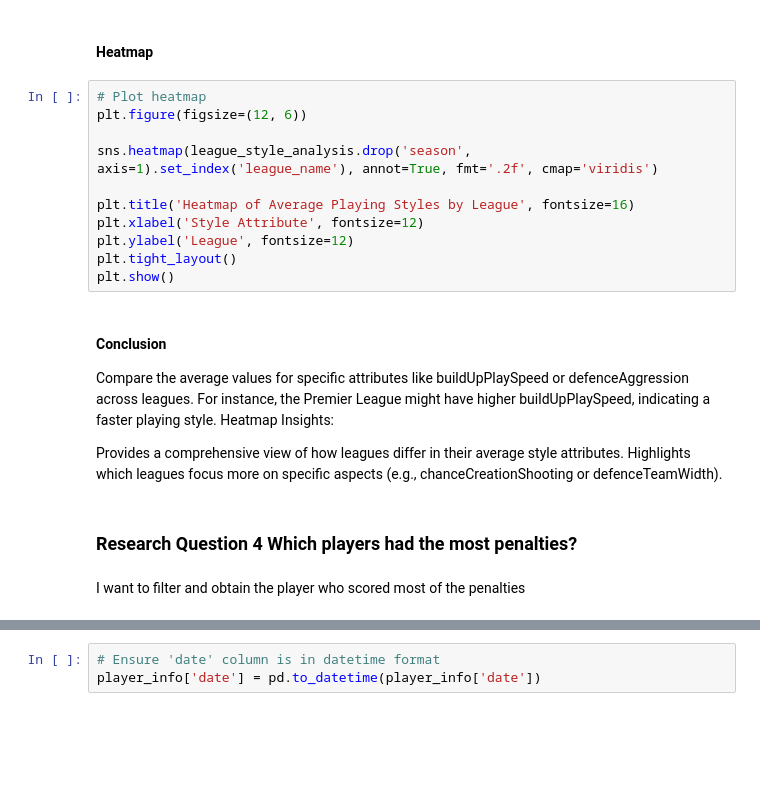
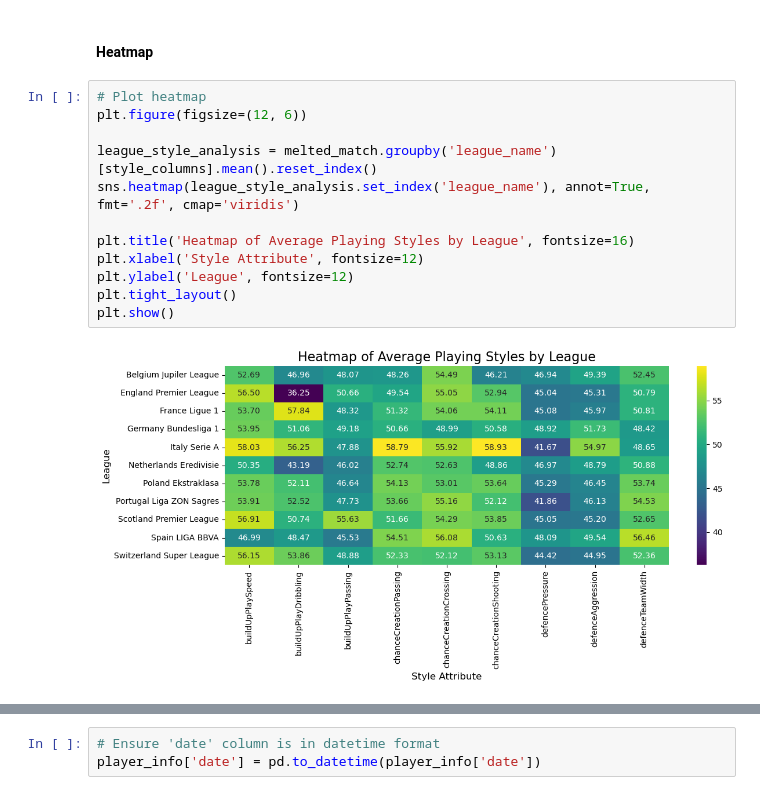
Before and after one commit to Daviedavie100/Investigating_dataset_project, a Jupyter notebook: Investigate_a_Dataset.ipynb, the cells around one changed output, grey strips where cells are left out. Saved outputs shown, nothing was run; the diff lists cells and outputs as text; blank space fills up the shorter version.

```diff
--- a/Investigate_a_Dataset.ipynb
+++ b/Investigate_a_Dataset.ipynb
@@ -1080,24 +2230,14 @@ plt.show();
 # %%
 # Plot heatmap
 plt.figure(figsize=(12, 6))
 
-sns.heatmap(league_style_analysis.drop('season', axis=1).set_index('league_name'), annot=True, fmt='.2f', cmap='viridis')
+league_style_analysis = melted_match.groupby('league_name')[style_columns].mean().reset_index()
+sns.heatmap(league_style_analysis.set_index('league_name'), annot=True, fmt='.2f', cmap='viridis')
 
 plt.title('Heatmap of Average Playing Styles by League', fontsize=16)
 plt.xlabel('Style Attribute', fontsize=12)
 plt.ylabel('League', fontsize=12)
 plt.tight_layout()
 plt.show()
+# %% [output]
+[figure, added]
-# %% [markdown]
-#### Conclusion
-
-Compare the average values for specific attributes like buildUpPlaySpeed or defenceAggression across leagues.
-For instance, the Premier League might have higher buildUpPlaySpeed, indicating a faster playing style.
-Heatmap Insights:
-
-Provides a comprehensive view of how leagues differ in their average style attributes.
-Highlights which leagues focus more on specific aspects (e.g., chanceCreationShooting or defenceTeamWidth).
-# %% [markdown]
-### Research Question 4  Which players had the most penalties?
-# %% [markdown]
-I want to filter and obtain the player who scored most of the penalties
```
Also changed, not shown: parts of 121 cells of this notebook.
